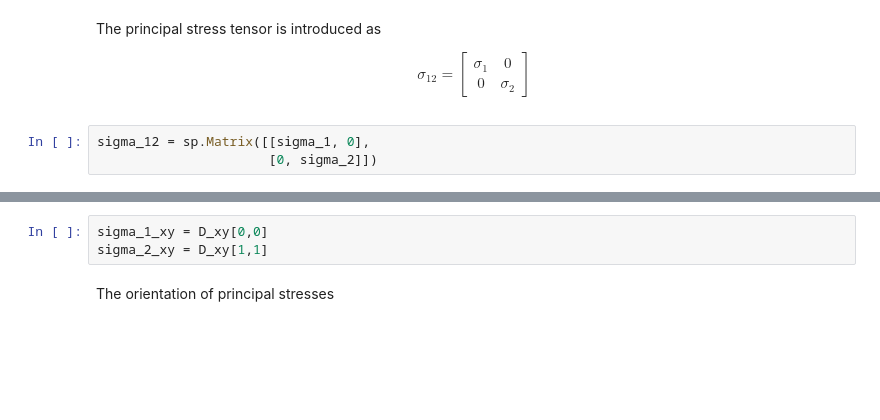
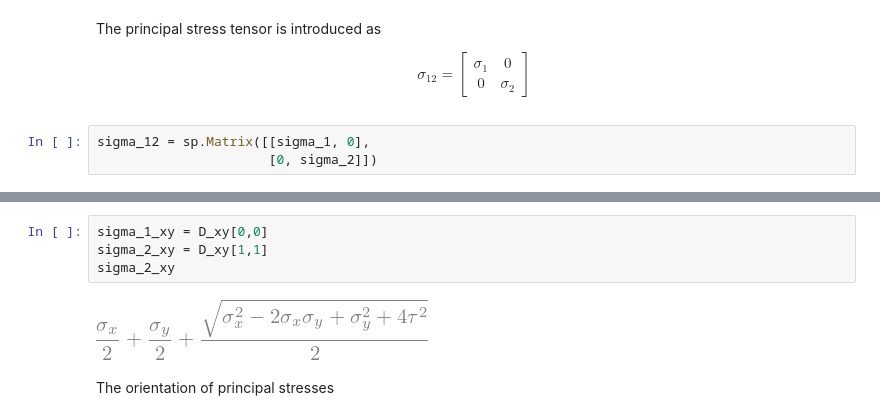
Before and after one commit to bmcs-group/bmcs_shear_zone, a Jupyter notebook: notebooks/fib/principle_stress_at_yielding.ipynb, the cells around one changed output, grey strips where cells are left out. Cells and saved outputs as stored; diff of their text form; blank space fills up the shorter version.

```diff
--- a/notebooks/fib/principle_stress_at_yielding.ipynb
+++ b/notebooks/fib/principle_stress_at_yielding.ipynb
@@ -62,6 +62,9 @@ P_xy, D_xy
 # %%
 sigma_1_xy = D_xy[0,0]
 sigma_2_xy = D_xy[1,1]
+sigma_2_xy
+# %% [output]
+[figure, added]
 # %% [markdown]
 The orientation of principal stresses
 # %% [markdown]
```
Also changed, not shown: parts of 29 cells of this notebook, 7 other files.
